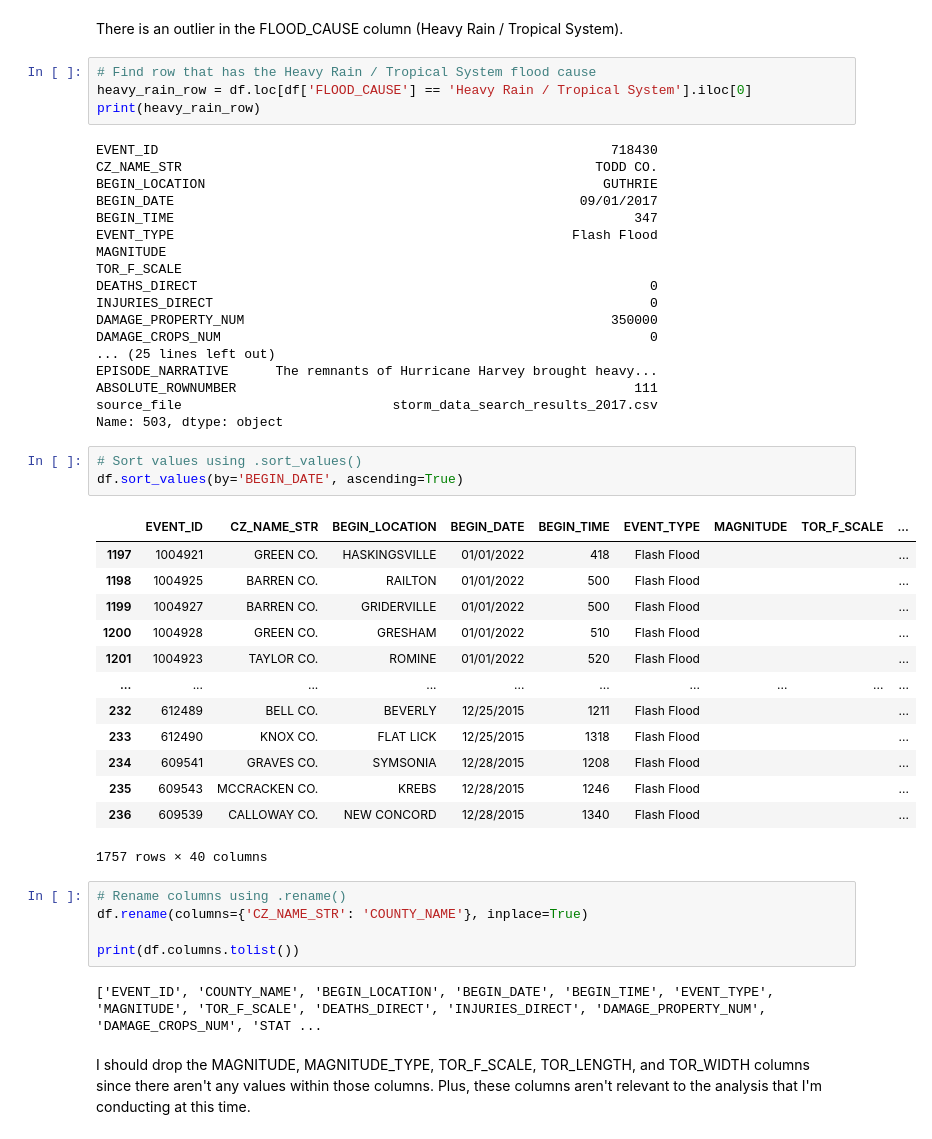
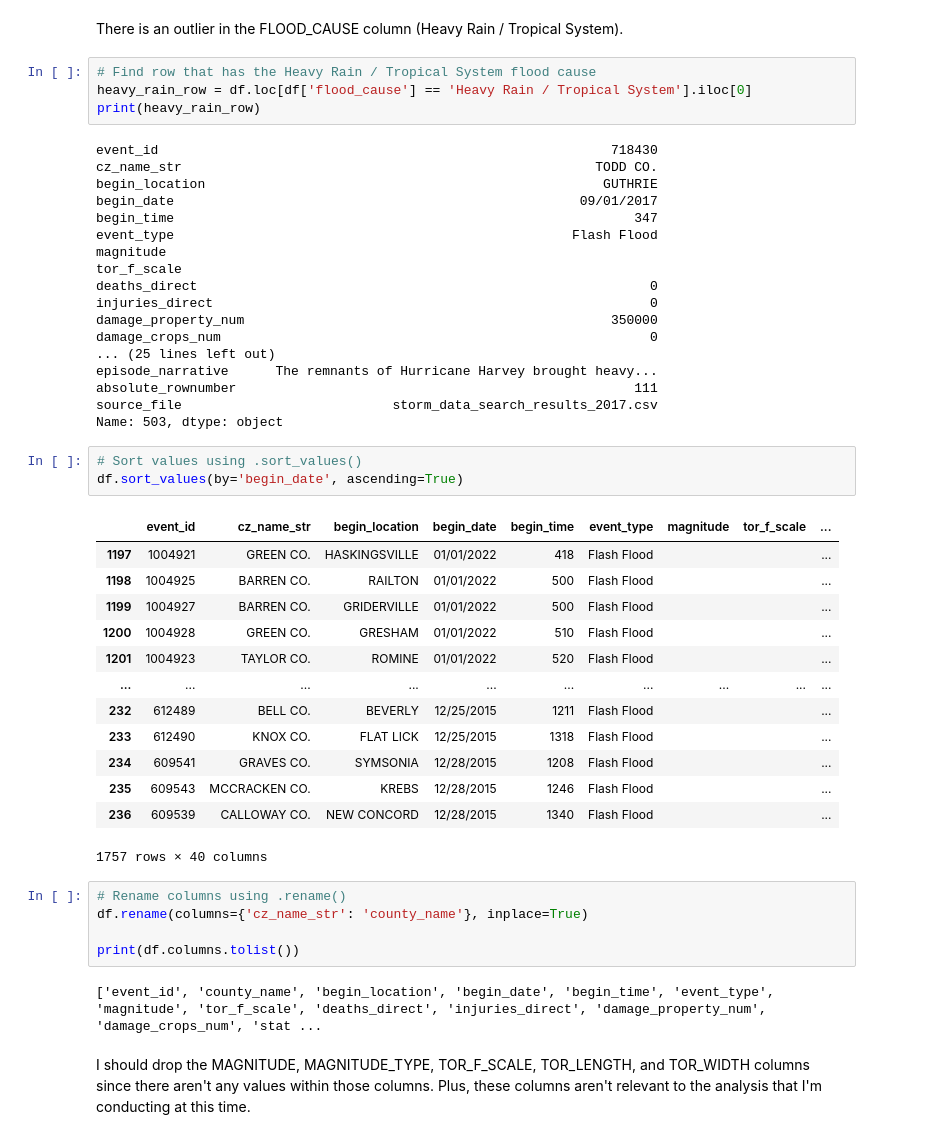
Before and after one commit to ashleyadehart/flash_floods_ky_2015_2025, a Jupyter notebook: notebooks/flash_floods_ky_2015_2025.ipynb, the cells around one changed output. Saved outputs shown, nothing was run; the diff lists cells and outputs as text.

```diff
--- a/notebooks/flash_floods_ky_2015_2025.ipynb
+++ b/notebooks/flash_floods_ky_2015_2025.ipynb
@@ -109,31 +109,31 @@ Name: count, Length: 120, dtype: int64
 There is an outlier in the FLOOD_CAUSE column (Heavy Rain / Tropical System).
 # %%
 # Find row that has the Heavy Rain / Tropical System flood cause
-heavy_rain_row = df.loc[df['FLOOD_CAUSE'] == 'Heavy Rain / Tropical System'].iloc[0]
+heavy_rain_row = df.loc[df['flood_cause'] == 'Heavy Rain / Tropical System'].iloc[0]
 print(heavy_rain_row)
 # %% [output]
-EVENT_ID                                                          718430
-CZ_NAME_STR                                                     TODD CO.
-BEGIN_LOCATION                                                   GUTHRIE
-BEGIN_DATE                                                    09/01/2017
-BEGIN_TIME                                                           347
-EVENT_TYPE                                                   Flash Flood
-MAGNITUDE
-TOR_F_SCALE
-DEATHS_DIRECT                                                          0
-INJURIES_DIRECT                                                        0
-DAMAGE_PROPERTY_NUM                                               350000
-DAMAGE_CROPS_NUM                                                       0
+event_id                                                          718430
+cz_name_str                                                     TODD CO.
+begin_location                                                   GUTHRIE
+begin_date                                                    09/01/2017
+begin_time                                                           347
+event_type                                                   Flash Flood
+magnitude
+tor_f_scale
+deaths_direct                                                          0
+injuries_direct                                                        0
+damage_property_num                                               350000
+damage_crops_num                                                       0
 ... (25 lines left out)
-EPISODE_NARRATIVE      The remnants of Hurricane Harvey brought heavy...
-ABSOLUTE_ROWNUMBER                                                   111
+episode_narrative      The remnants of Hurricane Harvey brought heavy...
+absolute_rownumber                                                   111
 source_file                           storm_data_search_results_2017.csv
 Name: 503, dtype: object
 # %%
 # Sort values using .sort_values()
-df.sort_values(by='BEGIN_DATE', ascending=True)
+df.sort_values(by='begin_date', ascending=True)
 # %% [output]
-|  | EVENT_ID | CZ_NAME_STR | BEGIN_LOCATION | BEGIN_DATE | BEGIN_TIME | EVENT_TYPE | MAGNITUDE | TOR_F_SCALE | ... |
+|  | event_id | cz_name_str | begin_location | begin_date | begin_time | event_type | magnitude | tor_f_scale | ... |
 | 1197 | 1004921 | GREEN CO. | HASKINGSVILLE | 01/01/2022 | 418 | Flash Flood |  |  | ... |
 | 1198 | 1004925 | BARREN CO. | RAILTON | 01/01/2022 | 500 | Flash Flood |  |  | ... |
 | 1199 | 1004927 | BARREN CO. | GRIDERVILLE | 01/01/2022 | 500 | Flash Flood |  |  | ... |
@@ -148,11 +148,11 @@ df.sort_values(by='BEGIN_DATE', ascending=True)
 1757 rows × 40 columns
 # %%
 # Rename columns using .rename()
-df.rename(columns={'CZ_NAME_STR': 'COUNTY_NAME'}, inplace=True)
+df.rename(columns={'cz_name_str': 'county_name'}, inplace=True)
 
 print(df.columns.tolist())
 # %% [output]
-['EVENT_ID', 'COUNTY_NAME', 'BEGIN_LOCATION', 'BEGIN_DATE', 'BEGIN_TIME', 'EVENT_TYPE', 'MAGNITUDE', 'TOR_F_SCALE', 'DEATHS_DIRECT', 'INJURIES_DIRECT', 'DAMAGE_PROPERTY_NUM', 'DAMAGE_CROPS_NUM', 'STAT ...
+['event_id', 'county_name', 'begin_location', 'begin_date', 'begin_time', 'event_type', 'magnitude', 'tor_f_scale', 'deaths_direct', 'injuries_direct', 'damage_property_num', 'damage_crops_num', 'stat ...
 # %% [markdown]
 I should drop the MAGNITUDE, MAGNITUDE_TYPE, TOR_F_SCALE, TOR_LENGTH, and TOR_WIDTH columns since there aren't any values within those columns. Plus, these columns aren't relevant to the analysis that I'm conducting at this time.
 # %%
```
Also changed, not shown: parts of 33 cells of this notebook, 1 other file.
